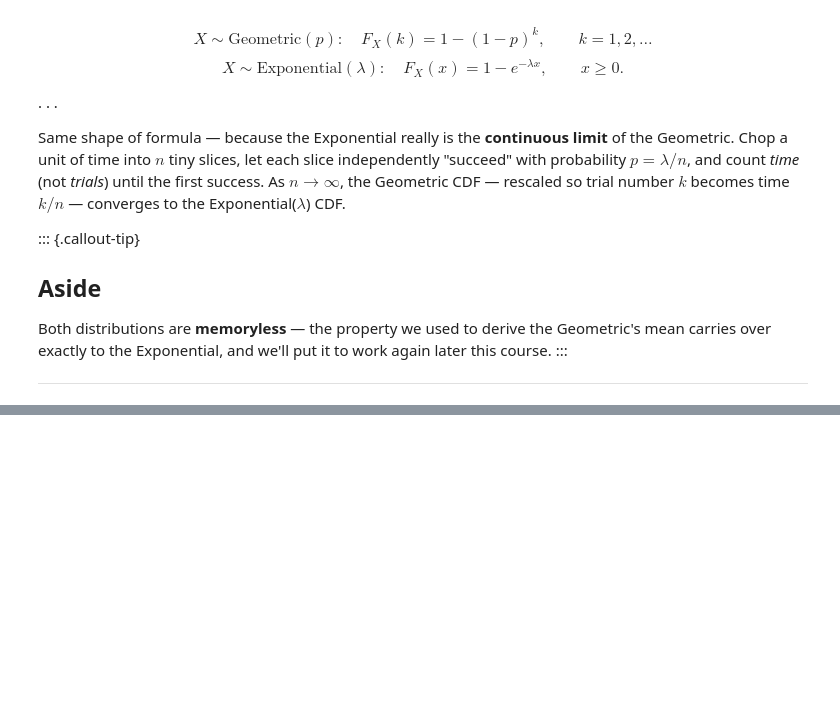
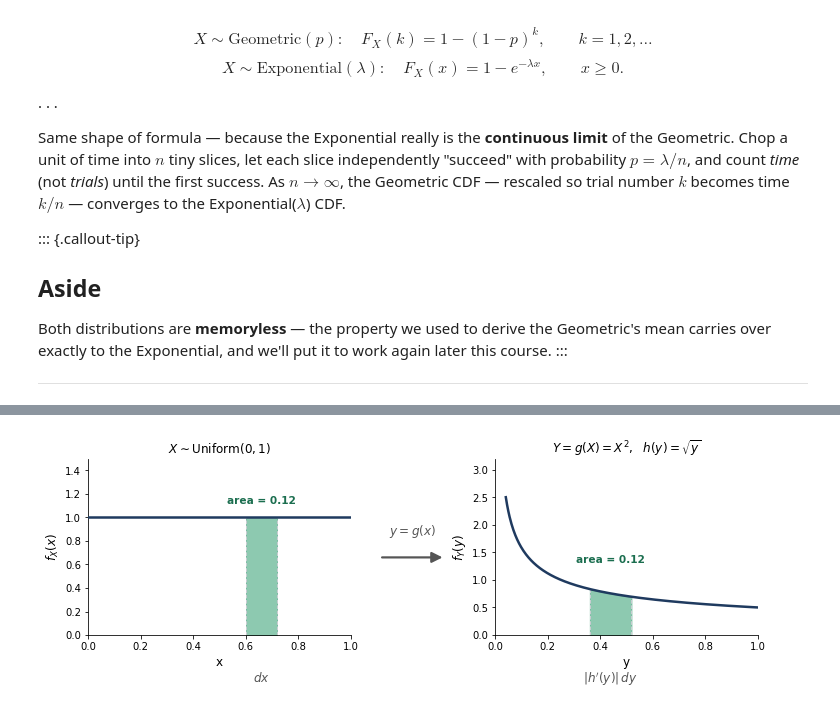
Before and after one commit to jamiehadd/Math-151-Probability, a Jupyter notebook: 06_continuous-random-variables-pdfs-cdfs.ipynb, the cells around one changed output, grey strips where cells are left out. Drawn from its saved outputs; the diff is of its cells as text; code cells hidden in the pictures; blank space fills up the shorter version.

Commit message:
added visualization to Lecture 6

```diff
--- a/06_continuous-random-variables-pdfs-cdfs.ipynb
+++ b/06_continuous-random-variables-pdfs-cdfs.ipynb
@@ -442,3 +442,95 @@ $$
 f_Y(y)\,|dy| = f_X(x)\,|dx| \;\;\Longrightarrow\;\; f_Y(y) = f_X(h(y))\,|h'(y)|.
 $$
 :::
+# %%
+import numpy as np
+import matplotlib.pyplot as plt
+from matplotlib.patches import FancyArrowPatch
+
+# ---- house-style palette (teal accent, matches the callout-tip green) ----
+ACCENT = "#2f9e6f"       # shaded "matched mass" regions
+ACCENT_DARK = "#1b6e4f"
+CURVE = "#1f3a5f"        # density curves
+GRID = "#c8ccd1"
+ARROW = "#555555"
+
+# ---- the running example ----
+def g(x):
+    return x ** 2
+
+def h(y):
+    return np.sqrt(y)
+
+def hprime(y):
+    return 1.0 / (2 * np.sqrt(y))
+
+def f_X(x):
+    return np.ones_like(x)
+
+def f_Y(y):
+    return hprime(y)  # since f_X(h(y)) = 1
+
+# the highlighted interval in X-space
+x0, dx = 0.6, 0.12
+x1 = x0 + dx
+y0, y1 = g(x0), g(x1)   # exact image interval; dy = y1 - y0 (not simply g'(x0)*dx)
+dy = y1 - y0
+
+area_left = dx * 1.0                       # rectangle: width * height
+area_right = np.sqrt(y1) - np.sqrt(y0)     # exact integral of 1/(2 sqrt y)
+assert abs(area_left - area_right) < 1e-12
+
+fig, axes = plt.subplots(1, 2, figsize=(12, 4.9))
+fig.subplots_adjust(wspace=0.55, top=0.80, bottom=0.30)
+
+# ---------------- LEFT PANEL: X-space ----------------
+axL = axes[0]
+xs = np.linspace(0, 1, 400)
+axL.plot(xs, f_X(xs), color=CURVE, lw=2.5, zorder=3)
+axL.fill_between([x0, x1], [0, 0], [1, 1], color=ACCENT, alpha=0.55, zorder=2,
+                  label=f"area = {area_left:.2f}")
+axL.set_ylim(0, 1.5)
+axL.set_xlim(0, 1)
+axL.set_xlabel("x", fontsize=12)
+axL.set_ylabel(r"$f_X(x)$", fontsize=12)
+axL.set_title(r"$X \sim \mathrm{Uniform}(0,1)$", fontsize=12)
+axL.axvline(x0, color=GRID, lw=1, ls="--", ymax=1/1.5)
+axL.axvline(x1, color=GRID, lw=1, ls="--", ymax=1/1.5)
+
+axL.text((x0 + x1) / 2, -0.20, r"$dx$", ha="center", va="top",
+          transform=axL.get_xaxis_transform(), fontsize=12, color=ARROW)
+axL.text((x0 + x1) / 2, 1.12, f"area = {area_left:.2f}", ha="center", fontsize=10.5,
+          color=ACCENT_DARK, fontweight="bold")
+for spine in ["top", "right"]:
+    axL.spines[spine].set_visible(False)
+
+# ---------------- RIGHT PANEL: Y-space ----------------
+axR = axes[1]
+ys = np.linspace(0.04, 1, 400)
+axR.plot(ys, f_Y(ys), color=CURVE, lw=2.5, zorder=3)
+yy = np.linspace(y0, y1, 100)
+axR.fill_between(yy, 0, f_Y(yy), color=ACCENT, alpha=0.55, zorder=2)
+axR.set_ylim(0, 3.2)
+axR.set_xlim(0, 1)
+axR.set_xlabel("y", fontsize=12)
+axR.set_ylabel(r"$f_Y(y)$", fontsize=12)
+axR.set_title(r"$Y = g(X) = X^2,\ \ h(y)=\sqrt{y}$", fontsize=12)
+ymax_frac = f_Y(np.array([y1]))[0] / 3.2
+axR.axvline(y0, color=GRID, lw=1, ls="--", ymax=f_Y(np.array([y0]))[0] / 3.2)
+axR.axvline(y1, color=GRID, lw=1, ls="--", ymax=ymax_frac)
+
+axR.text((y0 + y1) / 2, -0.20, r"$|h'(y)|\,dy$", ha="center", va="top",
+          transform=axR.get_xaxis_transform(), fontsize=12, color=ARROW)
+axR.text((y0 + y1) / 2, f_Y(np.array([(y0+y1)/2]))[0] + 0.55, f"area = {area_right:.2f}",
+          ha="center", fontsize=10.5, color=ACCENT_DARK, fontweight="bold")
+for spine in ["top", "right"]:
+    axR.spines[spine].set_visible(False)
+
+# ---------------- connecting arrow across the two panels ----------------
+arrow = FancyArrowPatch((0.465, 0.52), (0.535, 0.52), transform=fig.transFigure,
+                         mutation_scale=22, color=ARROW, lw=2.2, shrinkA=0, shrinkB=0,
+                         arrowstyle="-|>")
+fig.patches.append(arrow)
+fig.text(0.5, 0.585, r"$y = g(x)$", ha="center", fontsize=12, color=ARROW);
+# %% [output]
+[figure, added]
```
Also changed, not shown: parts of 5 cells of this notebook, 3 other files.
